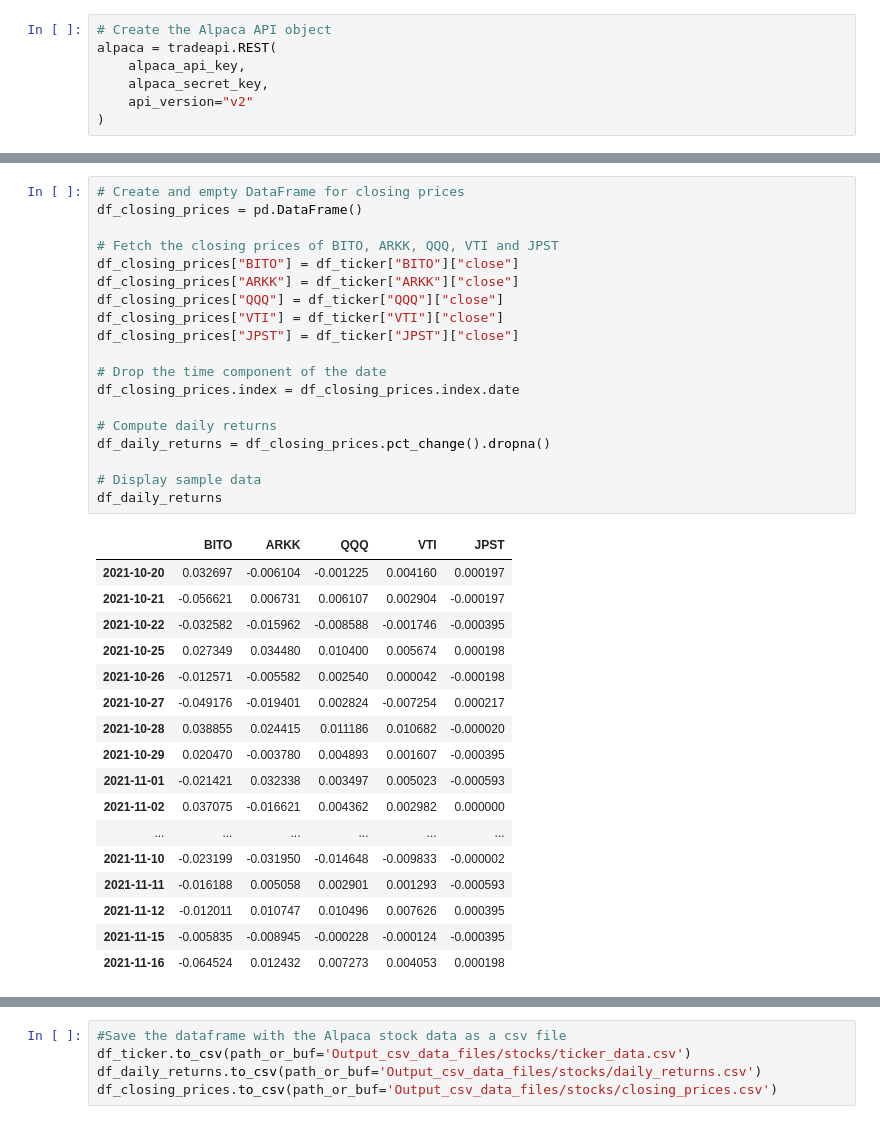
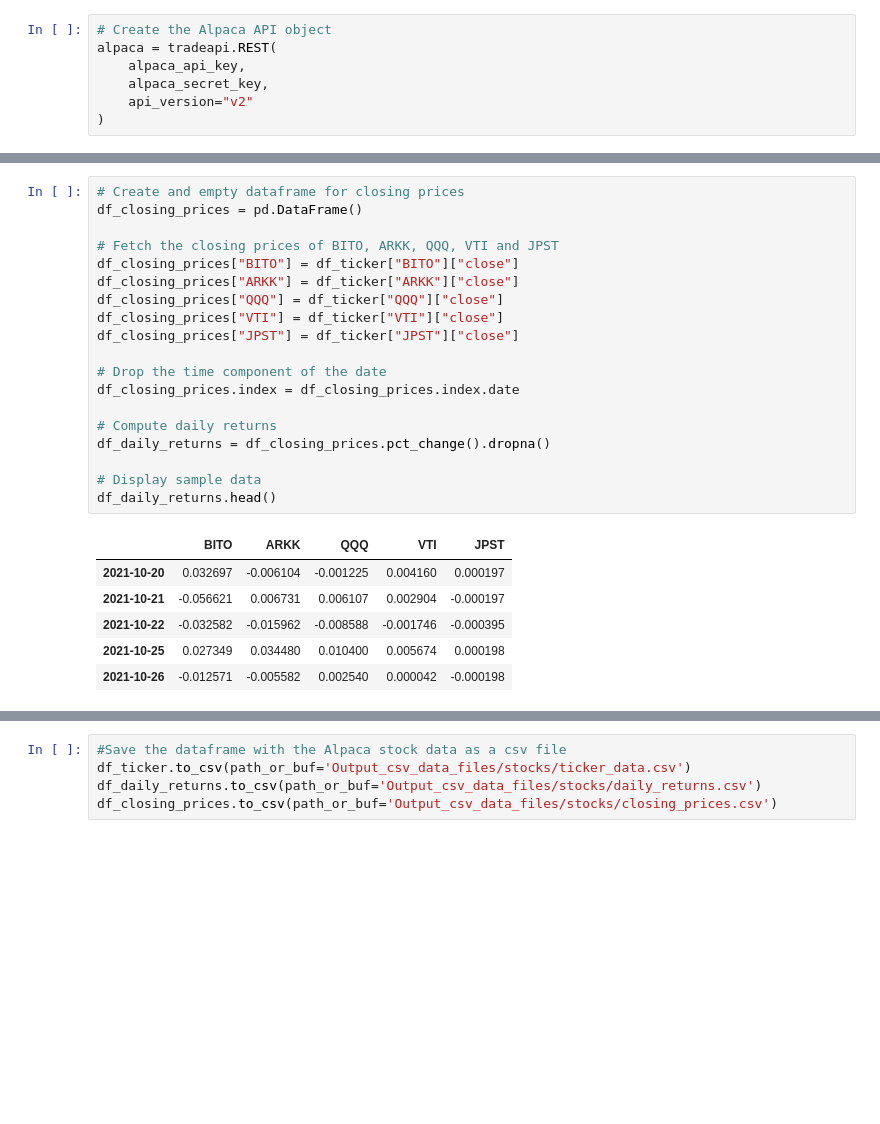
Before and after one commit to bradkaley/NFT_Market_Analysis, a Jupyter notebook: Part_2_Data_Collection_Analysis.ipynb, the cells around one changed output, grey strips where cells are left out. Drawn from its saved outputs; the diff is of its cells as text; blank space fills up the shorter version.

```diff
--- a/Part_2_Data_Collection_Analysis.ipynb
+++ b/Part_2_Data_Collection_Analysis.ipynb
@@ -81,39 +105,28 @@ df_ticker
 | 2021-11-16 00:00:00-05:00 | 116.80 | 118.9199 | 116.1200 | 118.900 | 3062992 | 38.92 | 39.360 | 37.91 | 38.2516 | 7198249.0 | ... | ... |
 285 rows × 25 columns
 # %%
-# Create and empty DataFrame for closing prices
+# Create and empty dataframe for closing prices
 df_closing_prices = pd.DataFrame()
 
 # Fetch the closing prices of BITO, ARKK, QQQ, VTI and JPST
 df_closing_prices["BITO"] = df_ticker["BITO"]["close"]
 df_closing_prices["ARKK"] = df_ticker["ARKK"]["close"]
 df_closing_prices["QQQ"] = df_ticker["QQQ"]["close"]
 df_closing_prices["VTI"] = df_ticker["VTI"]["close"]
 df_closing_prices["JPST"] = df_ticker["JPST"]["close"]
 
 # Drop the time component of the date
 df_closing_prices.index = df_closing_prices.index.date
 
 # Compute daily returns
 df_daily_returns = df_closing_prices.pct_change().dropna()
 
 # Display sample data
-df_daily_returns
+df_daily_returns.head()
 # %% [output]
 |  | BITO | ARKK | QQQ | VTI | JPST |
 | 2021-10-20 | 0.032697 | -0.006104 | -0.001225 | 0.004160 | 0.000197 |
 | 2021-10-21 | -0.056621 | 0.006731 | 0.006107 | 0.002904 | -0.000197 |
 | 2021-10-22 | -0.032582 | -0.015962 | -0.008588 | -0.001746 | -0.000395 |
 | 2021-10-25 | 0.027349 | 0.034480 | 0.010400 | 0.005674 | 0.000198 |
 | 2021-10-26 | -0.012571 | -0.005582 | 0.002540 | 0.000042 | -0.000198 |
-| 2021-10-27 | -0.049176 | -0.019401 | 0.002824 | -0.007254 | 0.000217 |
-| 2021-10-28 | 0.038855 | 0.024415 | 0.011186 | 0.010682 | -0.000020 |
-| 2021-10-29 | 0.020470 | -0.003780 | 0.004893 | 0.001607 | -0.000395 |
-| 2021-11-01 | -0.021421 | 0.032338 | 0.003497 | 0.005023 | -0.000593 |
-| 2021-11-02 | 0.037075 | -0.016621 | 0.004362 | 0.002982 | 0.000000 |
-| ... | ... | ... | ... | ... | ... |
-| 2021-11-10 | -0.023199 | -0.031950 | -0.014648 | -0.009833 | -0.000002 |
-| 2021-11-11 | -0.016188 | 0.005058 | 0.002901 | 0.001293 | -0.000593 |
-| 2021-11-12 | -0.012011 | 0.010747 | 0.010496 | 0.007626 | 0.000395 |
-| 2021-11-15 | -0.005835 | -0.008945 | -0.000228 | -0.000124 | -0.000395 |
-| 2021-11-16 | -0.064524 | 0.012432 | 0.007273 | 0.004053 | 0.000198 |
```
Also changed, not shown: parts of 20 cells of this notebook, 9 other files.
